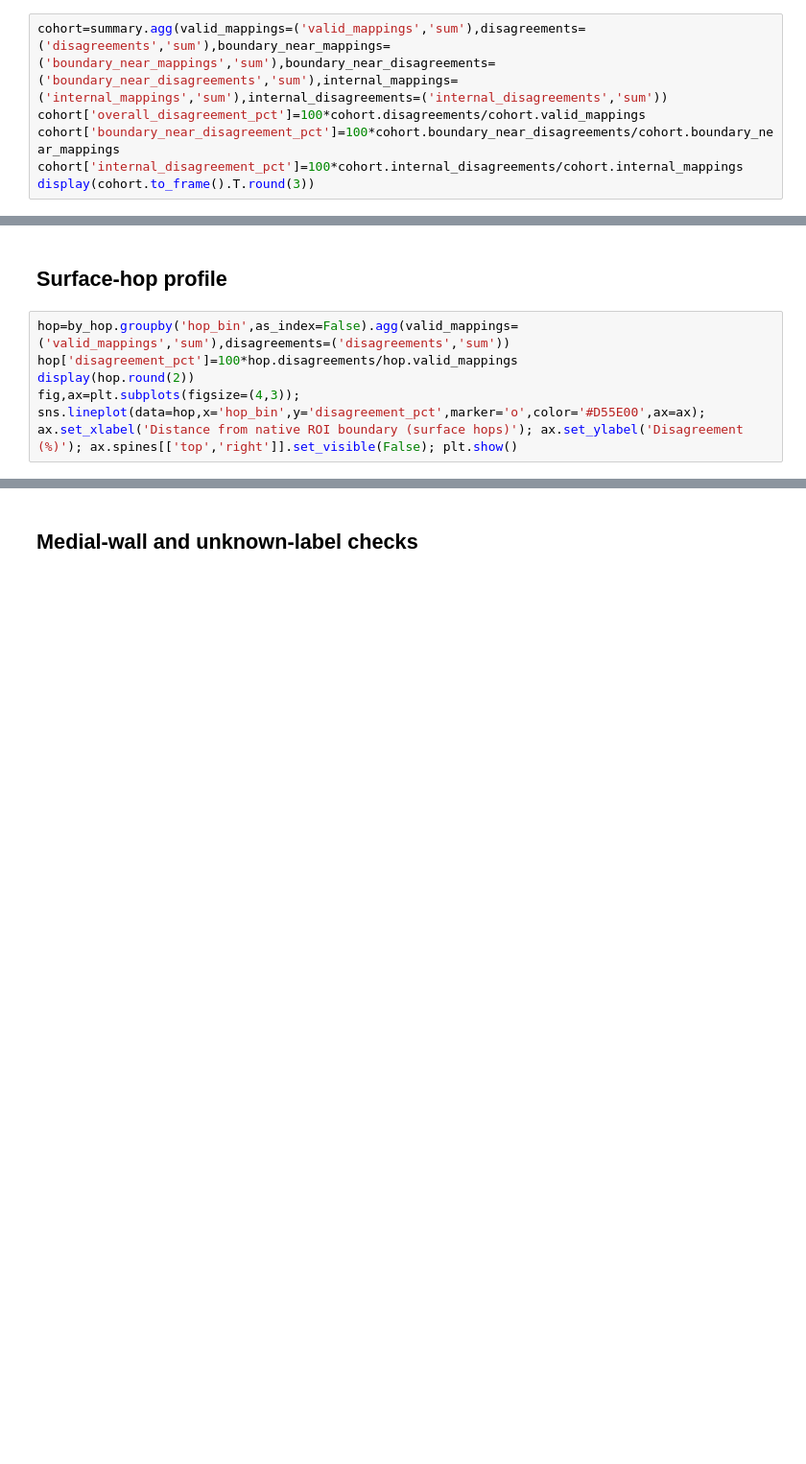
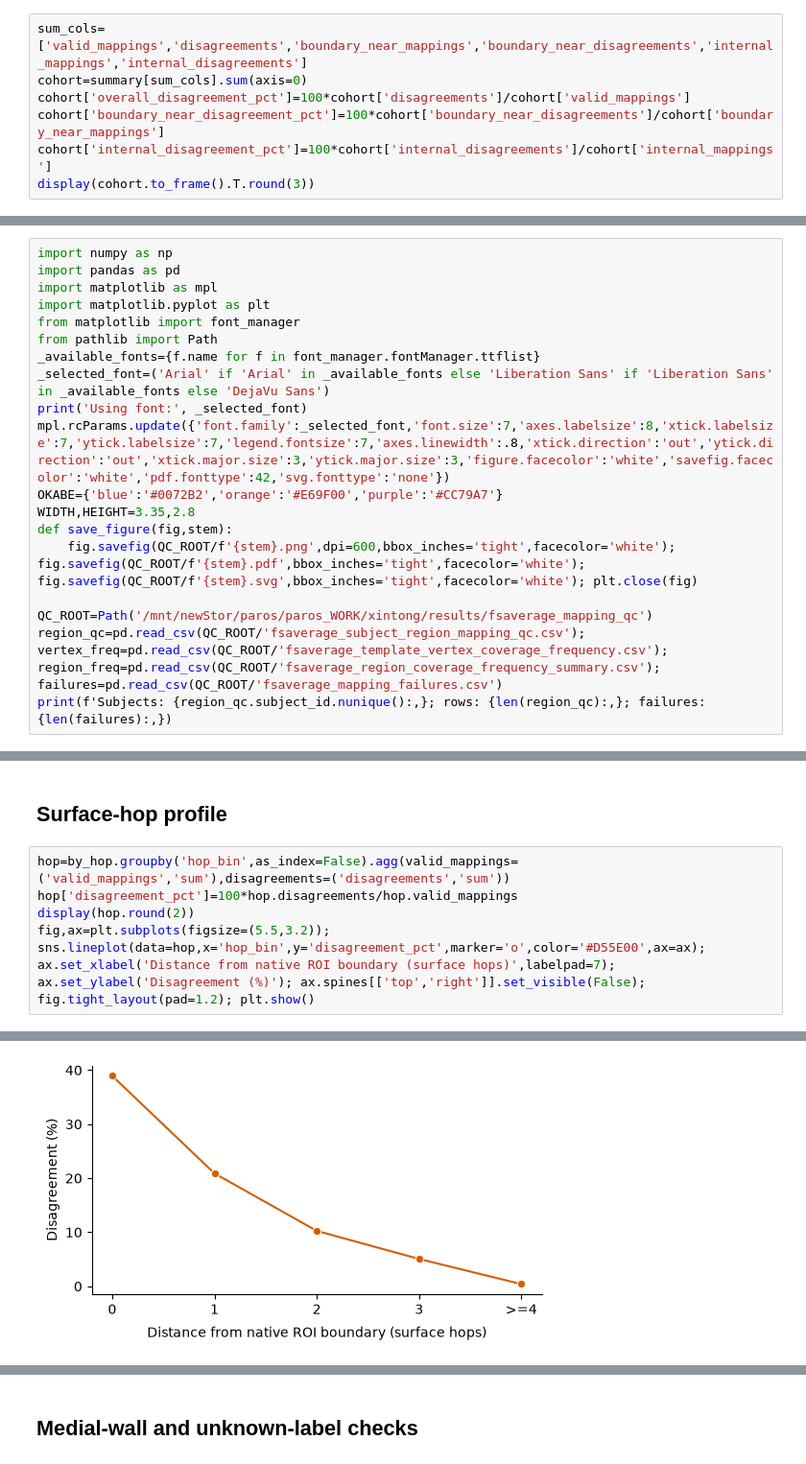
Before and after one commit to chloe-xintong/cortical-column-normative-modeling, a Jupyter notebook: native_surface_analysis/boundary_disagreement/boundary_disagreement_qc.ipynb, the cells around one changed output, grey strips where cells are left out. Shown at 96% size. Saved outputs shown, nothing was run; the diff lists cells and outputs as text; blank space fills up the shorter version.

Commit message:
Check the disagrement(region label) are near boudary or internal

```diff
--- a/native_surface_analysis/boundary_disagreement/boundary_disagreement_qc.ipynb
+++ b/native_surface_analysis/boundary_disagreement/boundary_disagreement_qc.ipynb
@@ -21,8 +29,9 @@ display(summary.head())
 
 Boundary-near means ≤2 native-surface hops.
 # %%
-cohort=summary.agg(valid_mappings=('valid_mappings','sum'),disagreements=('disagreements','sum'),boundary_near_mappings=('boundary_near_mappings','sum'),boundary_near_disagreements=('boundary_near_disagreements','sum'),internal_mappings=('internal_mappings','sum'),internal_disagreements=('internal_disagreements','sum'))
-cohort['overall_disagreement_pct']=100*cohort.disagreements/cohort.valid_mappings
-cohort['boundary_near_disagreement_pct']=100*cohort.boundary_near_disagreements/cohort.boundary_near_mappings
-cohort['internal_disagreement_pct']=100*cohort.internal_disagreements/cohort.internal_mappings
+sum_cols=['valid_mappings','disagreements','boundary_near_mappings','boundary_near_disagreements','internal_mappings','internal_disagreements']
+cohort=summary[sum_cols].sum(axis=0)
+cohort['overall_disagreement_pct']=100*cohort['disagreements']/cohort['valid_mappings']
+cohort['boundary_near_disagreement_pct']=100*cohort['boundary_near_disagreements']/cohort['boundary_near_mappings']
+cohort['internal_disagreement_pct']=100*cohort['internal_disagreements']/cohort['internal_mappings']
 display(cohort.to_frame().T.round(3))
@@ -37,0 +71,19 @@ fig,ax=plt.subplots(figsize=(5,4)); sns.scatterplot(data=summary,x='internal_dis
+# %%
+import numpy as np
+import pandas as pd
+import matplotlib as mpl
+import matplotlib.pyplot as plt
+from matplotlib import font_manager
+from pathlib import Path
+_available_fonts={f.name for f in font_manager.fontManager.ttflist}
+_selected_font=('Arial' if 'Arial' in _available_fonts else 'Liberation Sans' if 'Liberation Sans' in _available_fonts else 'DejaVu Sans')
+print('Using font:', _selected_font)
+mpl.rcParams.update({'font.family':_selected_font,'font.size':7,'axes.labelsize':8,'xtick.labelsize':7,'ytick.labelsize':7,'legend.fontsize':7,'axes.linewidth':.8,'xtick.direction':'out','ytick.direction':'out','xtick.major.size':3,'ytick.major.size':3,'figure.facecolor':'white','savefig.facecolor':'white','pdf.fonttype':42,'svg.fonttype':'none'})
+OKABE={'blue':'#0072B2','orange':'#E69F00','purple':'#CC79A7'}
+WIDTH,HEIGHT=3.35,2.8
+def save_figure(fig,stem):
+    fig.savefig(QC_ROOT/f'{stem}.png',dpi=600,bbox_inches='tight',facecolor='white'); fig.savefig(QC_ROOT/f'{stem}.pdf',bbox_inches='tight',facecolor='white'); fig.savefig(QC_ROOT/f'{stem}.svg',bbox_inches='tight',facecolor='white'); plt.close(fig)
+
+QC_ROOT=Path('/mnt/newStor/paros/paros_WORK/xintong/results/fsaverage_mapping_qc')
+region_qc=pd.read_csv(QC_ROOT/'fsaverage_subject_region_mapping_qc.csv'); vertex_freq=pd.read_csv(QC_ROOT/'fsaverage_template_vertex_coverage_frequency.csv'); region_freq=pd.read_csv(QC_ROOT/'fsaverage_region_coverage_frequency_summary.csv'); failures=pd.read_csv(QC_ROOT/'fsaverage_mapping_failures.csv')
+print(f'Subjects: {region_qc.subject_id.nunique():,}; rows: {len(region_qc):,}; failures: {len(failures):,})
@@ -41,4 +95,5 @@ fig,ax=plt.subplots(figsize=(5,4)); sns.scatterplot(data=summary,x='internal_dis
 hop=by_hop.groupby('hop_bin',as_index=False).agg(valid_mappings=('valid_mappings','sum'),disagreements=('disagreements','sum'))
 hop['disagreement_pct']=100*hop.disagreements/hop.valid_mappings
 display(hop.round(2))
-fig,ax=plt.subplots(figsize=(4,3)); sns.lineplot(data=hop,x='hop_bin',y='disagreement_pct',marker='o',color='#D55E00',ax=ax); ax.set_xlabel('Distance from native ROI boundary (surface hops)'); ax.set_ylabel('Disagreement (%)'); ax.spines[['top','right']].set_visible(False); plt.show()
+fig,ax=plt.subplots(figsize=(5.5,3.2)); sns.lineplot(data=hop,x='hop_bin',y='disagreement_pct',marker='o',color='#D55E00',ax=ax); ax.set_xlabel('Distance from native ROI boundary (surface hops)',labelpad=7); ax.set_ylabel('Disagreement (%)'); ax.spines[['top','right']].set_visible(False); fig.tight_layout(pad=1.2); plt.show()
+# %% [output]
@@ -44,0 +106 @@ fig,ax=plt.subplots(figsize=(4,3)); sns.lineplot(data=hop,x='hop_bin',y='disagre
+[figure, added]
```
Also changed, not shown: parts of 9 cells of this notebook, 1 other file.
